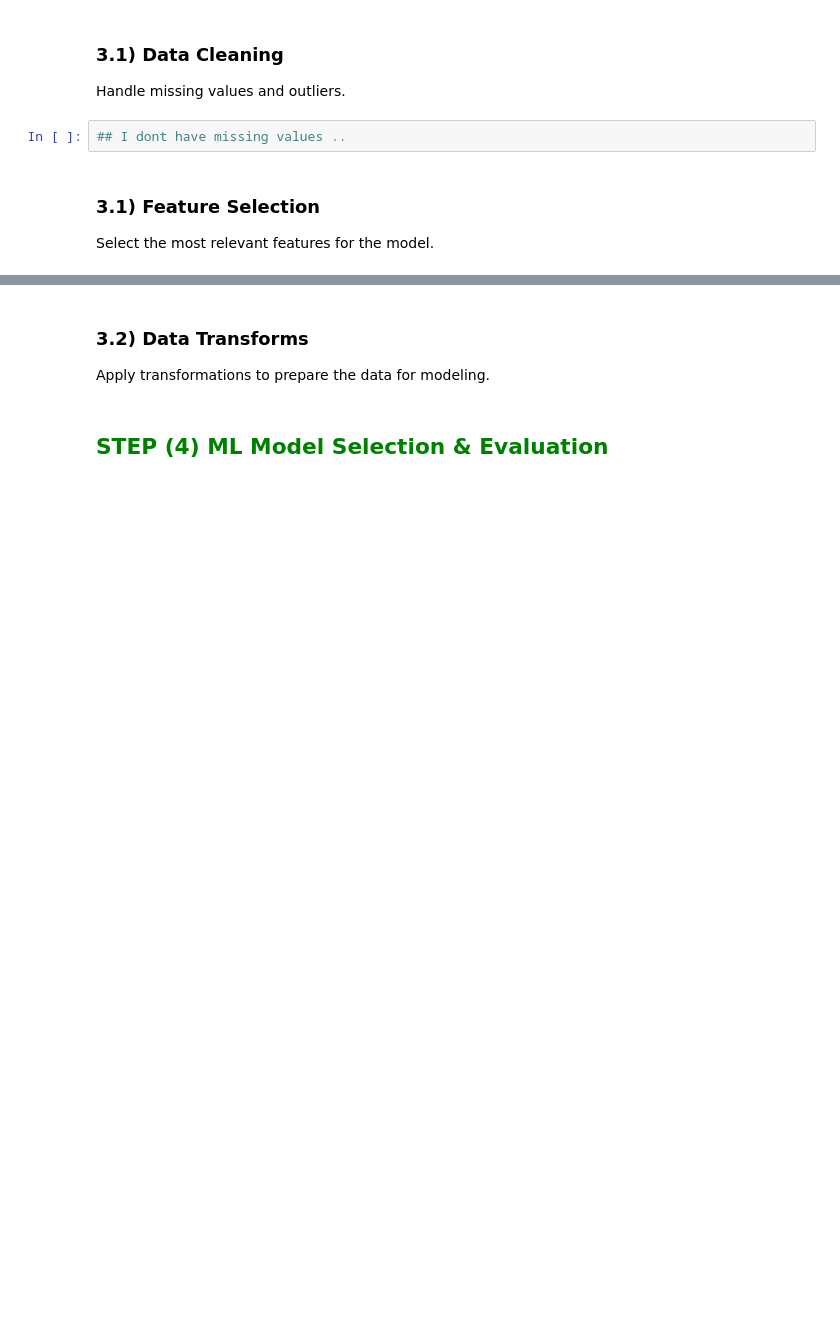
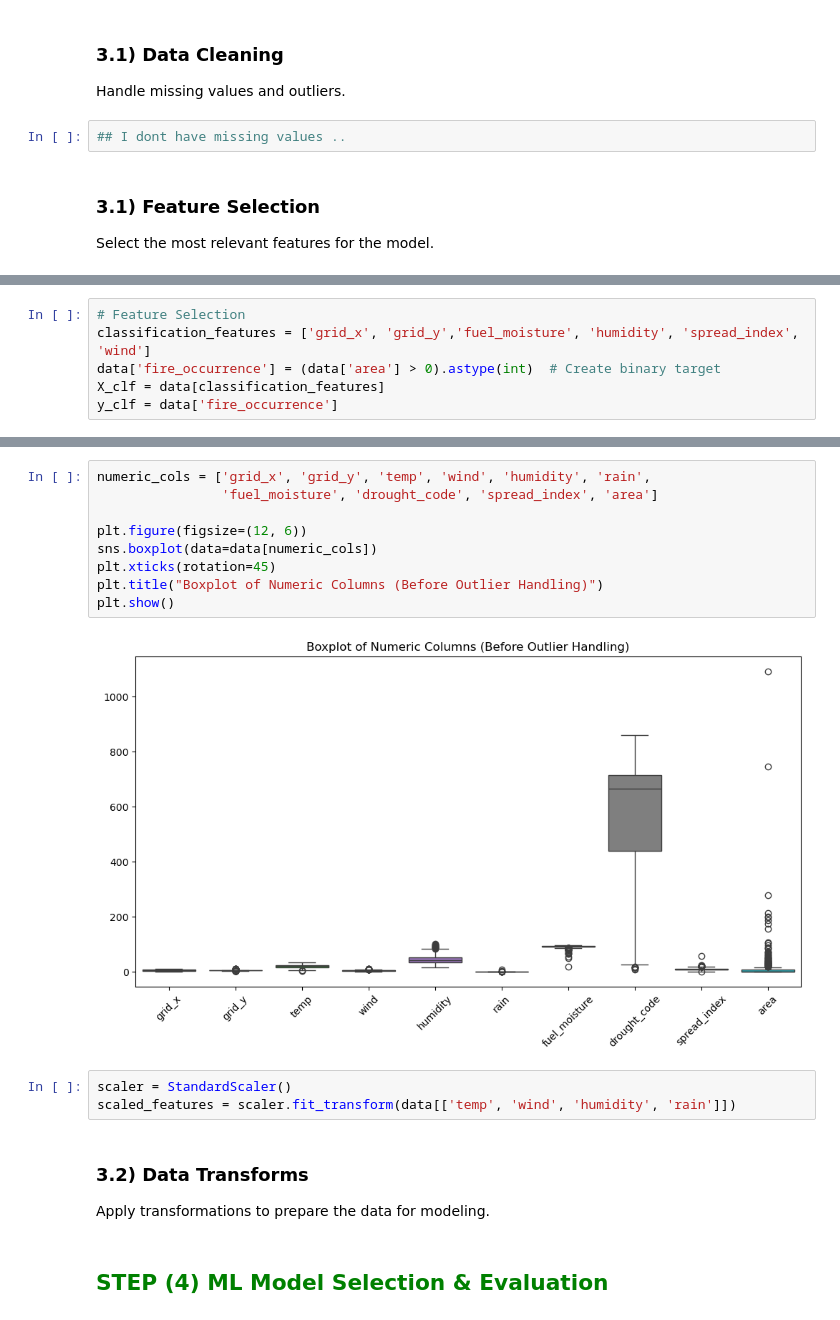
Before and after one commit to Avx11/ML_Project, a Jupyter notebook: ML_Project_Template.ipynb, the cells around one changed output, grey strips where cells are left out. Saved outputs shown, nothing was run; the diff lists cells and outputs as text; blank space fills up the shorter version.

Commit message:
feateures selection and outliers

```diff
--- a/ML_Project_Template.ipynb
+++ b/ML_Project_Template.ipynb
@@ -263,0 +316,6 @@ Select the most relevant features for the model.
+# %%
+# Feature Selection
+classification_features = ['grid_x', 'grid_y','fuel_moisture', 'humidity', 'spread_index', 'wind']
+data['fire_occurrence'] = (data['area'] > 0).astype(int)  # Create binary target
+X_clf = data[classification_features]
+y_clf = data['fire_occurrence']
@@ -264,3 +376,17 @@ Select the most relevant features for the model.
+# %%
+numeric_cols = ['grid_x', 'grid_y', 'temp', 'wind', 'humidity', 'rain',
+                'fuel_moisture', 'drought_code', 'spread_index', 'area']
+
+plt.figure(figsize=(12, 6))
+sns.boxplot(data=data[numeric_cols])
+plt.xticks(rotation=45)
+plt.title("Boxplot of Numeric Columns (Before Outlier Handling)")
+plt.show()
+# %% [output]
+[figure, added]
+# %%
+scaler = StandardScaler()
+scaled_features = scaler.fit_transform(data[['temp', 'wind', 'humidity', 'rain']])
 # %% [markdown]
 ### 3.2) Data Transforms
 Apply transformations to prepare the data for modeling.
```
Also changed, not shown: parts of 16 cells of this notebook.
